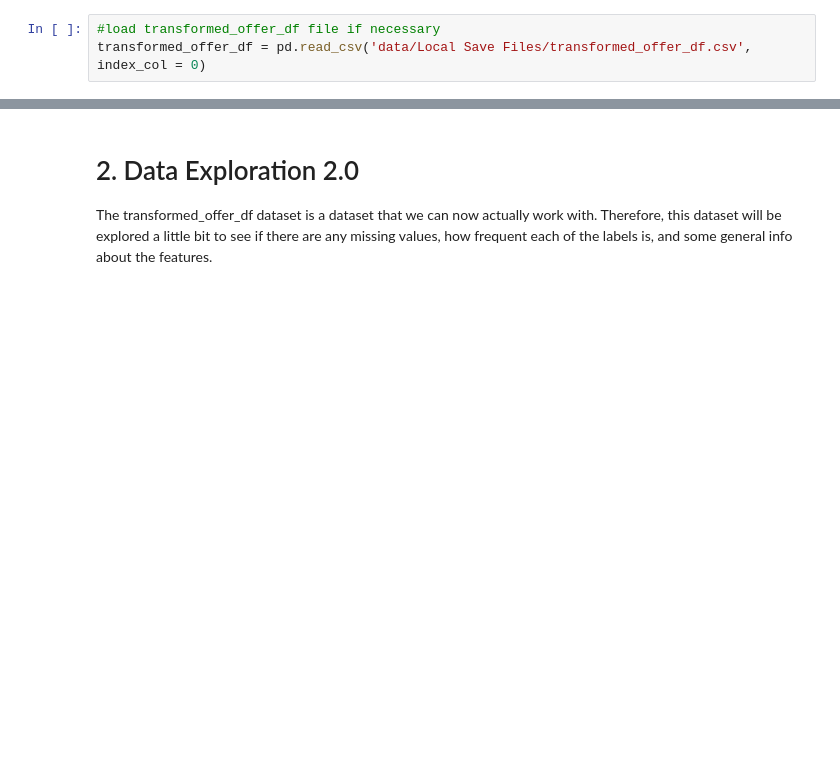
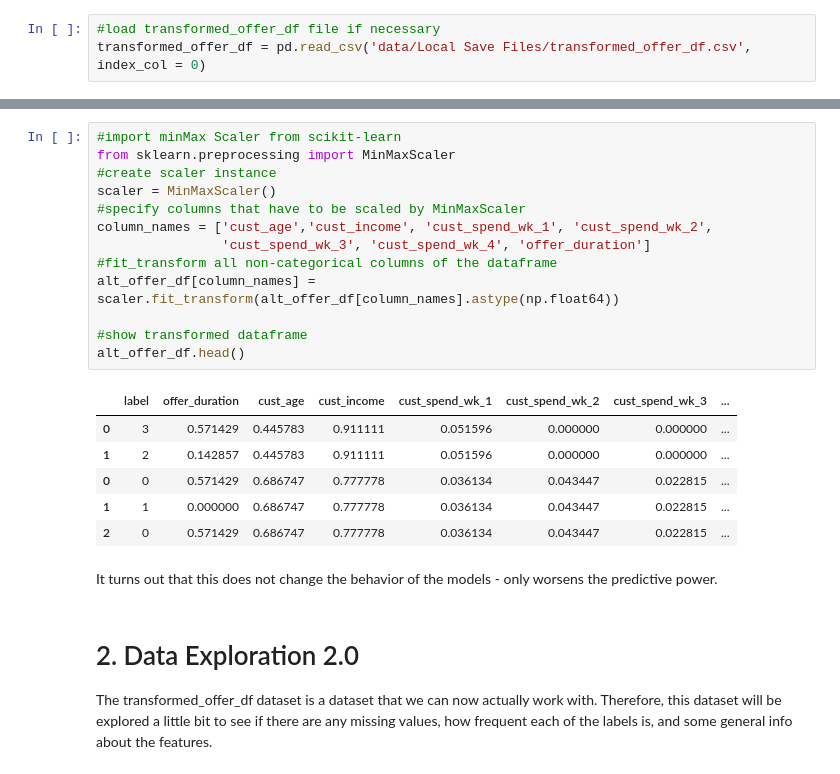
Before and after one commit to LucasAB11/Udacity_Capstone_Starbucks_App, a Jupyter notebook: Starbucks_Capstone_notebook.ipynb, the cells around one changed output, grey strips where cells are left out. Drawn from its saved outputs; the diff is of its cells as text; blank space fills up the shorter version.

```diff
--- a/Starbucks_Capstone_notebook.ipynb
+++ b/Starbucks_Capstone_notebook.ipynb
@@ -690,3 +718,25 @@ transformed_offer_df = pd.read_csv('data/Local Save Files/transformed_offer_df.c
+# %%
+#import minMax Scaler from scikit-learn
+from sklearn.preprocessing import MinMaxScaler
+#create scaler instance
+scaler = MinMaxScaler()
+#specify columns that have to be scaled by MinMaxScaler
+column_names = ['cust_age','cust_income', 'cust_spend_wk_1', 'cust_spend_wk_2',
+                'cust_spend_wk_3', 'cust_spend_wk_4', 'offer_duration']
+#fit_transform all non-categorical columns of the dataframe
+alt_offer_df[column_names] = scaler.fit_transform(alt_offer_df[column_names].astype(np.float64))
+
+#show transformed dataframe
+alt_offer_df.head()
+# %% [output]
+|  | label | offer_duration | cust_age | cust_income | cust_spend_wk_1 | cust_spend_wk_2 | cust_spend_wk_3 | ... |
+| 0 | 3 | 0.571429 | 0.445783 | 0.911111 | 0.051596 | 0.000000 | 0.000000 | ... |
+| 1 | 2 | 0.142857 | 0.445783 | 0.911111 | 0.051596 | 0.000000 | 0.000000 | ... |
+| 0 | 0 | 0.571429 | 0.686747 | 0.777778 | 0.036134 | 0.043447 | 0.022815 | ... |
+| 1 | 1 | 0.000000 | 0.686747 | 0.777778 | 0.036134 | 0.043447 | 0.022815 | ... |
+| 2 | 0 | 0.571429 | 0.686747 | 0.777778 | 0.036134 | 0.043447 | 0.022815 | ... |
+# %% [markdown]
+It turns out that this does not change the behavior of the models - only worsens the predictive power.
 # %% [markdown]
 # 2. Data Exploration 2.0
 
```
Also changed, not shown: parts of 35 cells of this notebook, 2 other files.
